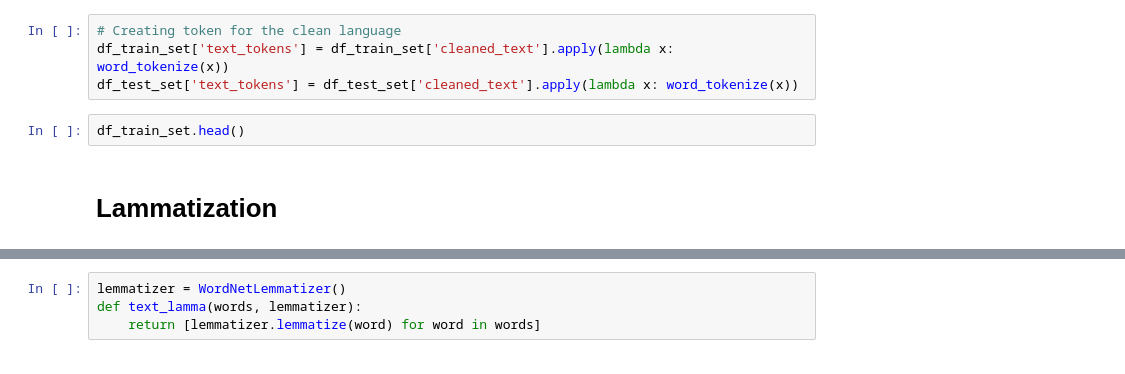
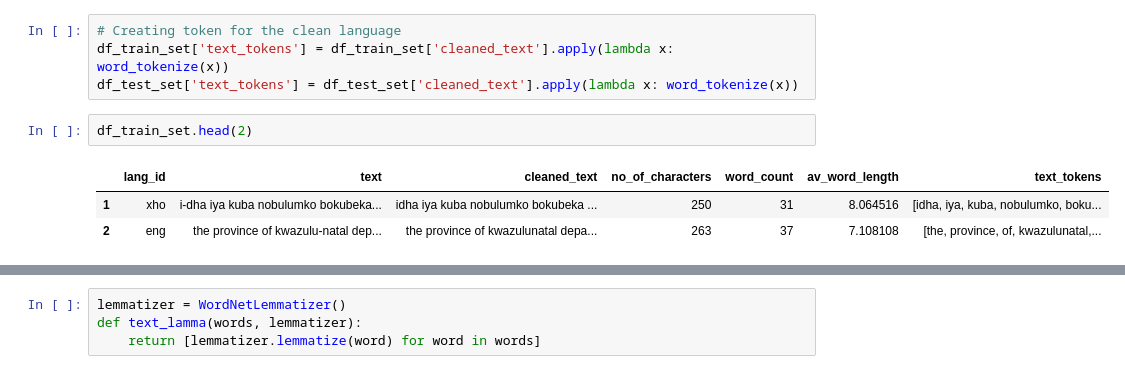
Before and after one commit to kusanele/South_African_language_Classification, a Jupyter notebook: notebook.ipynb, the cells around one changed output, grey strips where cells are left out. Saved outputs shown, nothing was run; the diff lists cells and outputs as text.

```diff
--- a/notebook.ipynb
+++ b/notebook.ipynb
@@ -143,6 +291,8 @@ df_test_set.isnull().sum()
 df_train_set['text_tokens'] = df_train_set['cleaned_text'].apply(lambda x: word_tokenize(x))
 df_test_set['text_tokens'] = df_test_set['cleaned_text'].apply(lambda x: word_tokenize(x))
 # %%
-df_train_set.head()
+df_train_set.head(2)
+# %% [output]
+|  | lang_id | text | cleaned_text | no_of_characters | word_count | av_word_length | text_tokens |
+| 1 | xho | i-dha iya kuba nobulumko bokubeka... | idha iya kuba nobulumko bokubeka ... | 250 | 31 | 8.064516 | [idha, iya, kuba, nobulumko, boku... |
+| 2 | eng | the province of kwazulu-natal dep... | the province of kwazulunatal depa... | 263 | 37 | 7.108108 | [the, province, of, kwazulunatal,... |
-# %% [markdown]
-# Lammatization
```
Also changed, not shown: parts of 65 cells of this notebook, 2 other files.
